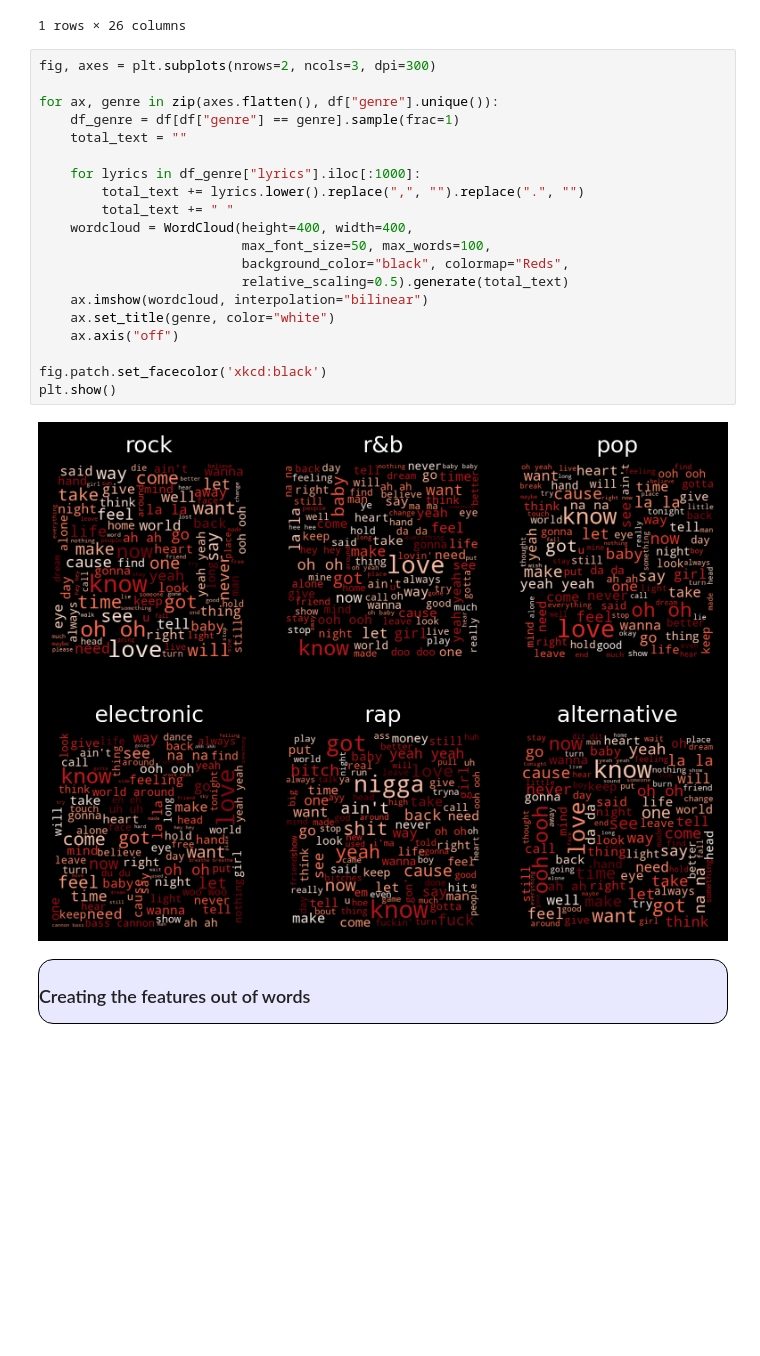
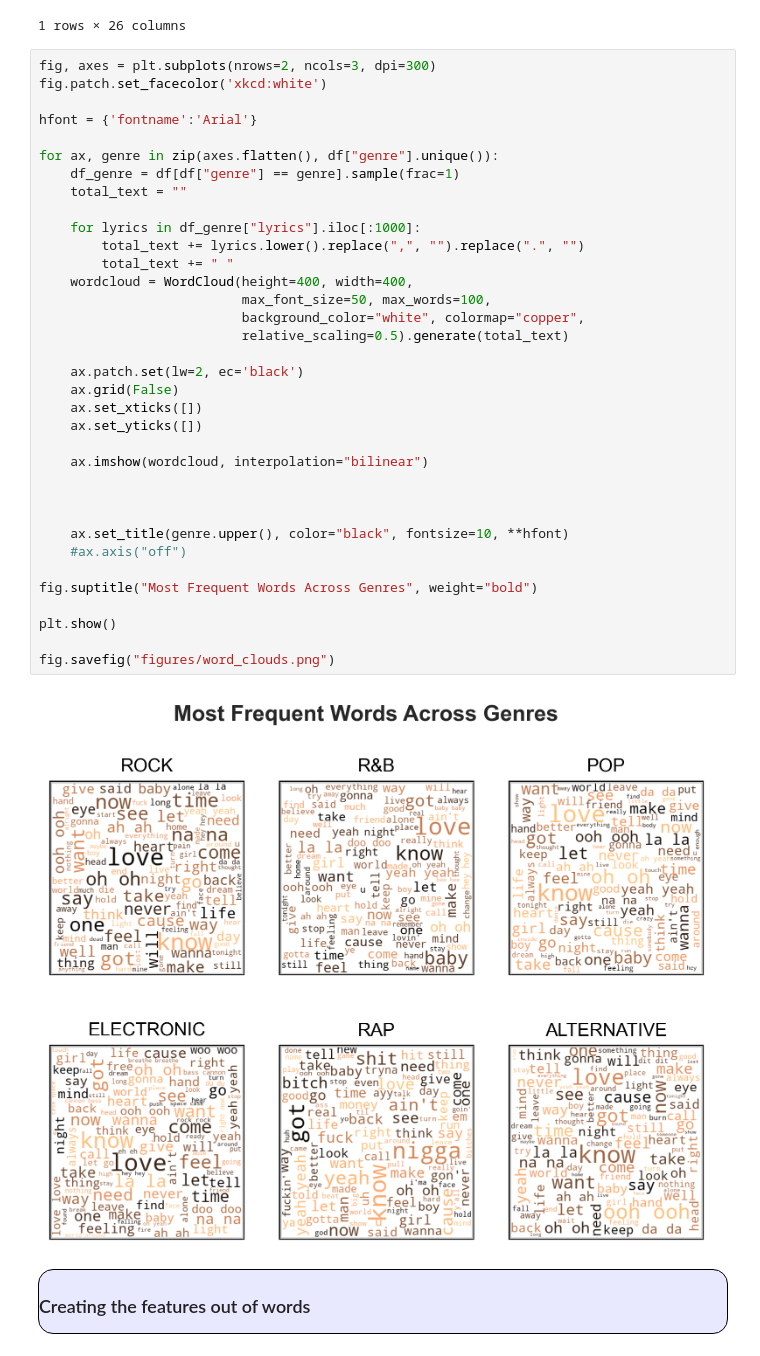
Before and after one commit to milonpabis/songs-over-years-analysis, a Jupyter notebook: lyrics-analysis.ipynb, the cells around one changed output. Drawn from its saved outputs; the diff is of its cells as text; blank space fills up the shorter version.

```diff
--- a/lyrics-analysis.ipynb
+++ b/lyrics-analysis.ipynb
@@ -49,26 +49,41 @@ df.head(1)
 1 rows × 26 columns
 # %%
 fig, axes = plt.subplots(nrows=2, ncols=3, dpi=300)
+fig.patch.set_facecolor('xkcd:white')
+
+hfont = {'fontname':'Arial'}
 
 for ax, genre in zip(axes.flatten(), df["genre"].unique()):
     df_genre = df[df["genre"] == genre].sample(frac=1)
     total_text = ""
 
     for lyrics in df_genre["lyrics"].iloc[:1000]:
         total_text += lyrics.lower().replace(",", "").replace(".", "")
         total_text += " "
     wordcloud = WordCloud(height=400, width=400,
                           max_font_size=50, max_words=100,
-                          background_color="black", colormap="Reds",
+                          background_color="white", colormap="copper",
                           relative_scaling=0.5).generate(total_text)
+
+    ax.patch.set(lw=2, ec='black')
+    ax.grid(False)
+    ax.set_xticks([])
+    ax.set_yticks([])
+
     ax.imshow(wordcloud, interpolation="bilinear")
-    ax.set_title(genre, color="white")
-    ax.axis("off")
 
-fig.patch.set_facecolor('xkcd:black')
+
+
+    ax.set_title(genre.upper(), color="black", fontsize=10, **hfont)
+    #ax.axis("off")
+
+fig.suptitle("Most Frequent Words Across Genres", weight="bold")
+
 plt.show()
+
+fig.savefig("figures/word_clouds.png")
 # %% [output]
-[figure, old version]
+[figure, new version]
 # %% [markdown]
 <div style="background: rgb(232, 232, 255); padding-left: 10px; border: 1px solid black; font-family: Monospace; border-radius: 15px; box-shadow: 2px 2px 0px 0px rgba(0,0,0,0.7);">
 
```
Also changed, not shown: parts of 1 cell of this notebook, 2 other files.
